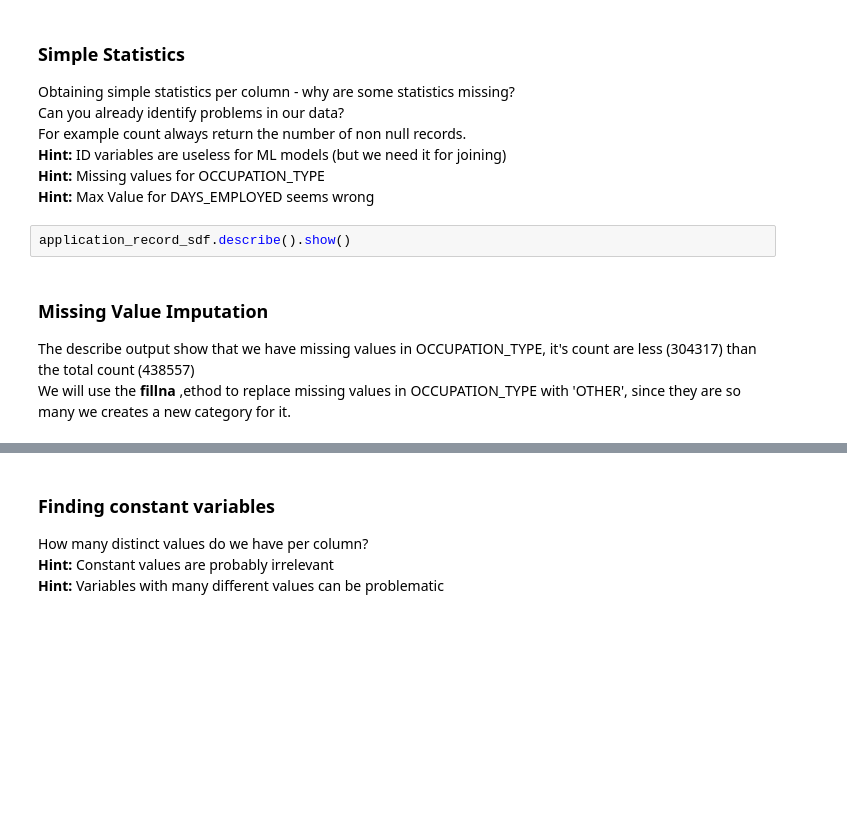
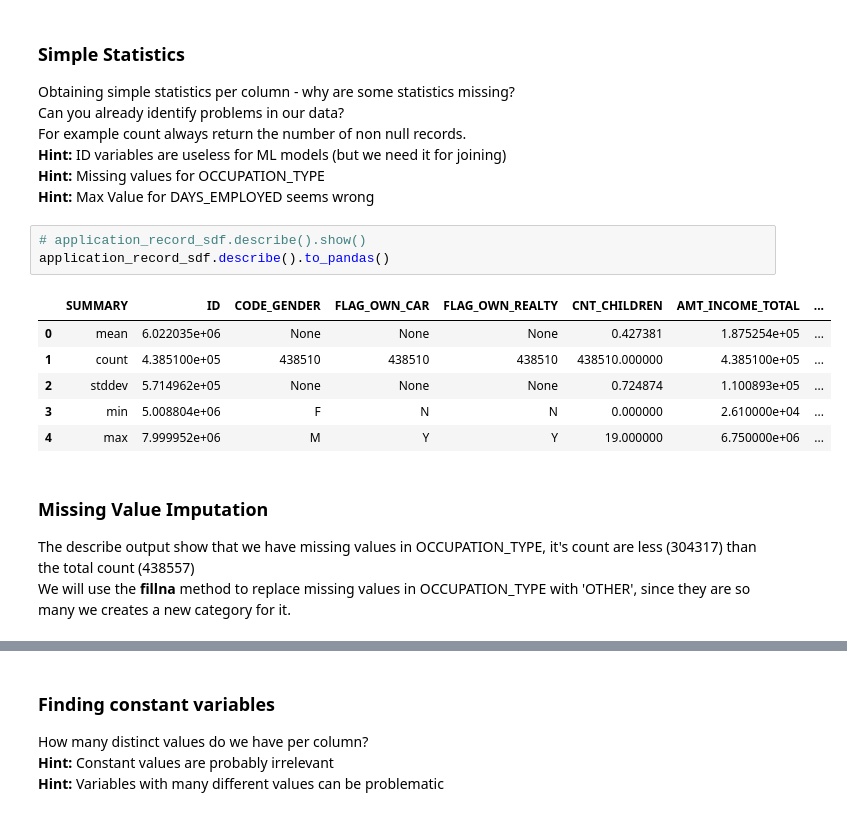
Before and after one commit to Snowflake-Labs/sfguide-getting-started-machine-learning, a Jupyter notebook: hol/1_3_DEMO_full_data_exploration_transformation.ipynb, the cells around one changed output, grey strips where cells are left out. Saved outputs shown, nothing was run; the diff lists cells and outputs as text; blank space fills up the shorter version.

```diff
--- a/hol/1_3_DEMO_full_data_exploration_transformation.ipynb
+++ b/hol/1_3_DEMO_full_data_exploration_transformation.ipynb
@@ -63,11 +80,19 @@ For example count always return the number of non null records.
 **Hint:** Missing values for OCCUPATION_TYPE
 **Hint:** Max Value for DAYS_EMPLOYED seems wrong
 # %%
-application_record_sdf.describe().show()
+# application_record_sdf.describe().show()
+application_record_sdf.describe().to_pandas()
+# %% [output]
+|  | SUMMARY | ID | CODE_GENDER | FLAG_OWN_CAR | FLAG_OWN_REALTY | CNT_CHILDREN | AMT_INCOME_TOTAL | ... |
+| 0 | mean | 6.022035e+06 | None | None | None | 0.427381 | 1.875254e+05 | ... |
+| 1 | count | 4.385100e+05 | 438510 | 438510 | 438510 | 438510.000000 | 4.385100e+05 | ... |
+| 2 | stddev | 5.714962e+05 | None | None | None | 0.724874 | 1.100893e+05 | ... |
+| 3 | min | 5.008804e+06 | F | N | N | 0.000000 | 2.610000e+04 | ... |
+| 4 | max | 7.999952e+06 | M | Y | Y | 19.000000 | 6.750000e+06 | ... |
 # %% [markdown]
 ### Missing Value Imputation
 The describe output show that we have missing values in OCCUPATION_TYPE, it's count are less (304317) than the total count (438557)
-We will use the **fillna** ,ethod to replace missing values in OCCUPATION_TYPE with 'OTHER', since they are so many we creates a new category for it.
+We will use the **fillna** method to replace missing values in OCCUPATION_TYPE with 'OTHER', since they are so many we creates a new category for it.
 # %%
 application_record_sdf = application_record_sdf.fillna(value='OTHER', subset=['OCCUPATION_TYPE'])
 application_record_sdf.describe().show()
```
Also changed, not shown: parts of 25 cells of this notebook, 3 other files.
